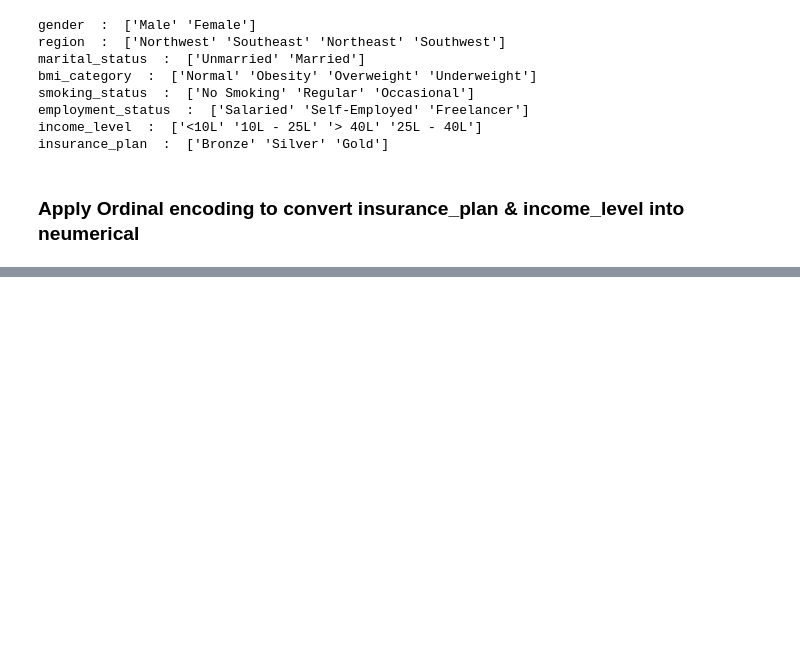
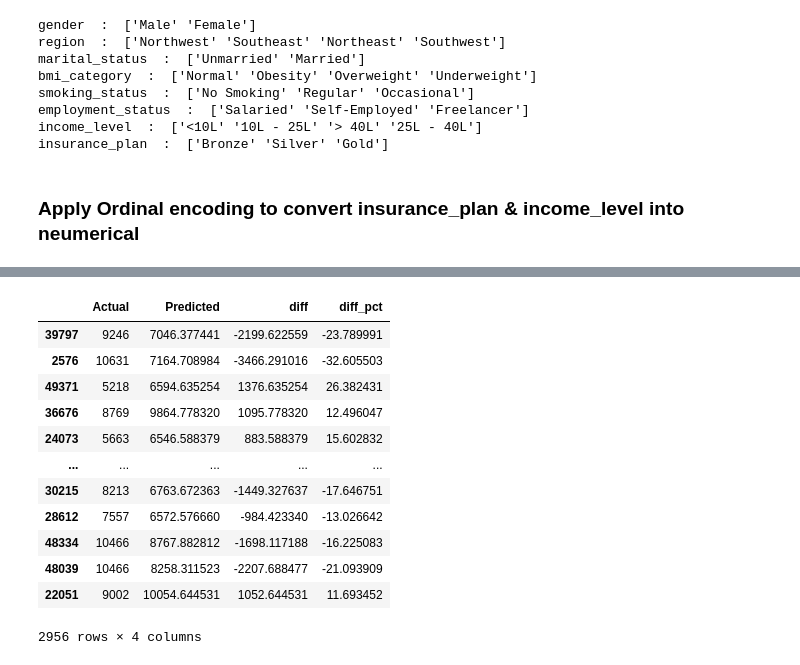
Before and after one commit to puneet-cs/DS19_ML_Project, a Jupyter notebook: DS19_Step1_EDA.ipynb, the cells around one changed output, grey strips where cells are left out. Saved outputs shown, nothing was run; the diff lists cells and outputs as text; code cells hidden in the pictures; blank space fills up the shorter version.

```diff
--- a/DS19_Step1_EDA.ipynb
+++ b/DS19_Step1_EDA.ipynb
@@ -469,0 +679,17 @@ df1
+# %%
+extreme_result_df = result_df[np.abs(result_df.diff_pct) > 10]
+extreme_result_df
+# %% [output]
+|  | Actual | Predicted | diff | diff_pct |
+| 39797 | 9246 | 7046.377441 | -2199.622559 | -23.789991 |
+| 2576 | 10631 | 7164.708984 | -3466.291016 | -32.605503 |
+| 49371 | 5218 | 6594.635254 | 1376.635254 | 26.382431 |
+| 36676 | 8769 | 9864.778320 | 1095.778320 | 12.496047 |
+| 24073 | 5663 | 6546.588379 | 883.588379 | 15.602832 |
+| ... | ... | ... | ... | ... |
+| 30215 | 8213 | 6763.672363 | -1449.327637 | -17.646751 |
+| 28612 | 7557 | 6572.576660 | -984.423340 | -13.026642 |
+| 48334 | 10466 | 8767.882812 | -1698.117188 | -16.225083 |
+| 48039 | 10466 | 8258.311523 | -2207.688477 | -21.093909 |
+| 22051 | 9002 | 10054.644531 | 1052.644531 | 11.693452 |
+2956 rows × 4 columns
```
Also changed, not shown: parts of 38 cells of this notebook.
